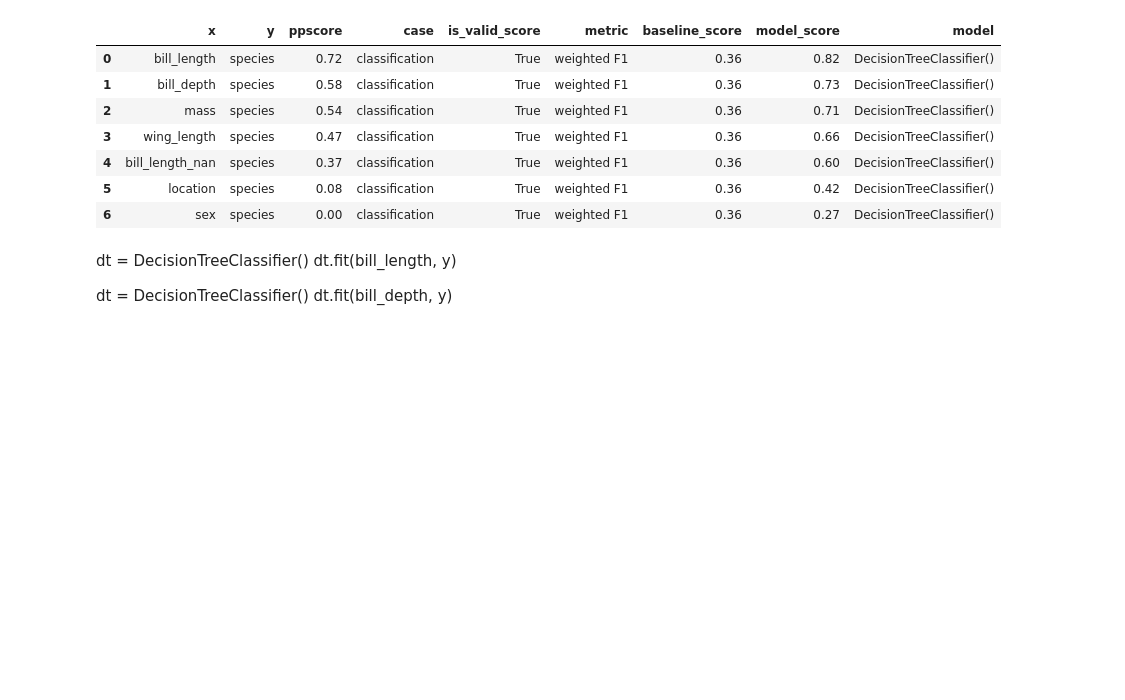
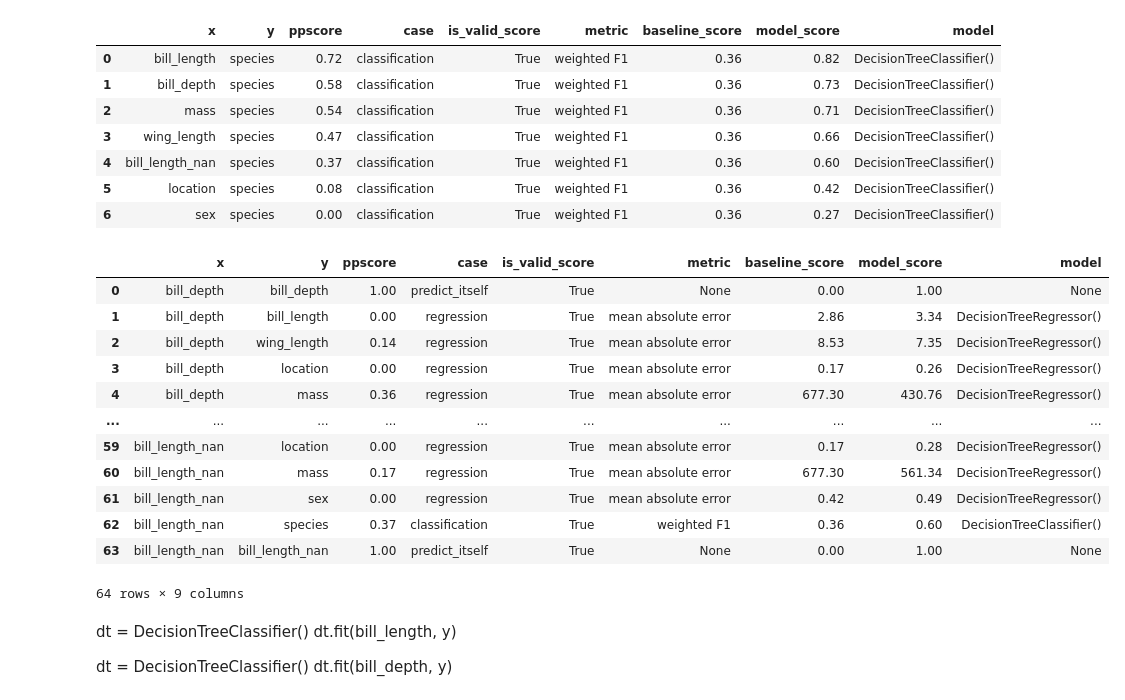
Before and after one commit to KCristopher/zaaw_tech_ml_ai, a Jupyter notebook: predicting_species.ipynb, the cells around one changed output. Drawn from its saved outputs; the diff is of its cells as text; code cells hidden in the pictures; blank space fills up the shorter version.

```diff
--- a/predicting_species.ipynb
+++ b/predicting_species.ipynb
@@ -432,6 +433,22 @@ pps.predictors(trainset, y = 'species')
 | 4 | bill_length_nan | species | 0.37 | classification | True | weighted F1 | 0.36 | 0.60 | DecisionTreeClassifier() |
 | 5 | location | species | 0.08 | classification | True | weighted F1 | 0.36 | 0.42 | DecisionTreeClassifier() |
 | 6 | sex | species | 0.00 | classification | True | weighted F1 | 0.36 | 0.27 | DecisionTreeClassifier() |
+# %%
+pps.matrix(trainset)
+# %% [output]
+|  | x | y | ppscore | case | is_valid_score | metric | baseline_score | model_score | model |
+| 0 | bill_depth | bill_depth | 1.00 | predict_itself | True | None | 0.00 | 1.00 | None |
+| 1 | bill_depth | bill_length | 0.00 | regression | True | mean absolute error | 2.86 | 3.34 | DecisionTreeRegressor() |
+| 2 | bill_depth | wing_length | 0.14 | regression | True | mean absolute error | 8.53 | 7.35 | DecisionTreeRegressor() |
+| 3 | bill_depth | location | 0.00 | regression | True | mean absolute error | 0.17 | 0.26 | DecisionTreeRegressor() |
+| 4 | bill_depth | mass | 0.36 | regression | True | mean absolute error | 677.30 | 430.76 | DecisionTreeRegressor() |
+| ... | ... | ... | ... | ... | ... | ... | ... | ... | ... |
+| 59 | bill_length_nan | location | 0.00 | regression | True | mean absolute error | 0.17 | 0.28 | DecisionTreeRegressor() |
+| 60 | bill_length_nan | mass | 0.17 | regression | True | mean absolute error | 677.30 | 561.34 | DecisionTreeRegressor() |
+| 61 | bill_length_nan | sex | 0.00 | regression | True | mean absolute error | 0.42 | 0.49 | DecisionTreeRegressor() |
+| 62 | bill_length_nan | species | 0.37 | classification | True | weighted F1 | 0.36 | 0.60 | DecisionTreeClassifier() |
+| 63 | bill_length_nan | bill_length_nan | 1.00 | predict_itself | True | None | 0.00 | 1.00 | None |
+64 rows × 9 columns
 # %% [markdown]
 dt = DecisionTreeClassifier()
 dt.fit(bill_length, y)
```
Also changed, not shown: parts of 12 cells of this notebook.
